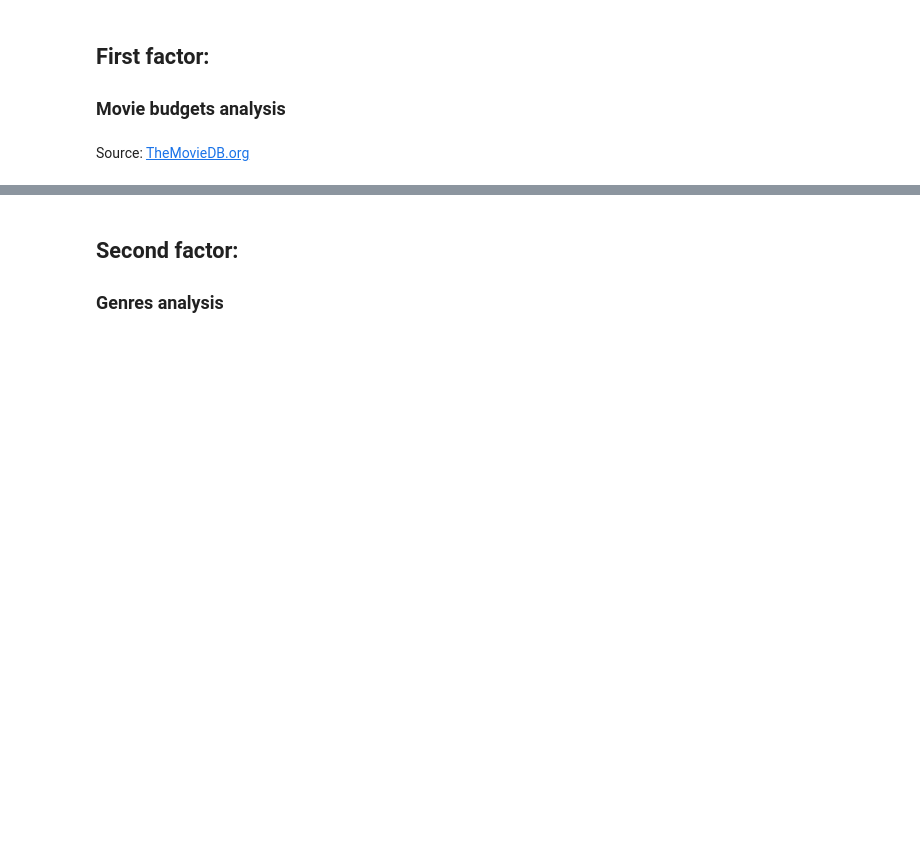
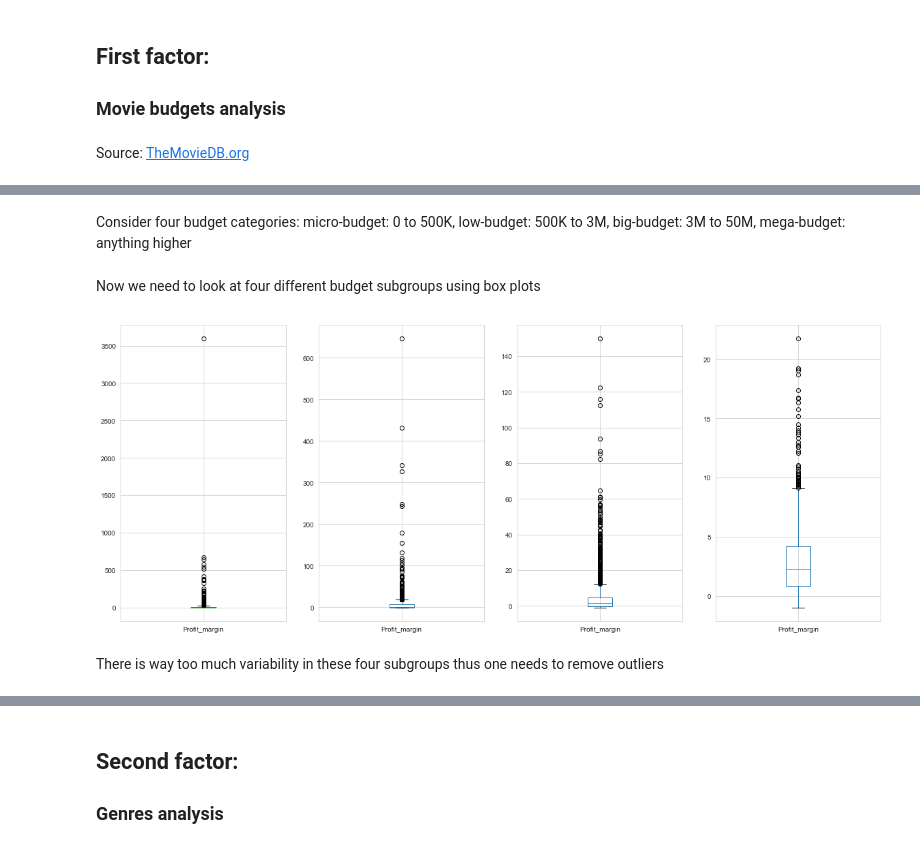
Before and after one commit to nt-ds/movie-industry-consulting-firm, a Jupyter notebook: movie_industry_consulting_firm.ipynb, the cells around one changed output, grey strips where cells are left out. Saved outputs shown, nothing was run; the diff lists cells and outputs as text; code cells hidden in the pictures; blank space fills up the shorter version.

```diff
--- a/movie_industry_consulting_firm.ipynb
+++ b/movie_industry_consulting_firm.ipynb
@@ -31,0 +32,2 @@ Source: [TheMovieDB.org](https://www.the-numbers.com/movie/budgets/all)
+# %%
+movie_budgets = pd.read_csv("data/tn.movie_budgets.csv.gz")
@@ -31,0 +53,55 @@ Source: [TheMovieDB.org](https://www.the-numbers.com/movie/budgets/all)
+# %% [markdown]
+Consider four budget categories:
+micro-budget: 0 to 500K,
+low-budget: 500K to 3M,
+big-budget: 3M to 50M,
+mega-budget: anything higher
+# %%
+#Define a helper function to break down movie production_budgets into budget subgroups
+def get_budget_cat(pb):
+    if pb <= 500000:
+        return 0
+    elif pb <= 3000000:
+        return 1
+    elif pb <= 50000000:
+        return 2
+    else:
+        return 3
+
+#Apply function defined above
+movie_budgets["budget_cat"] = movie_budgets.production_budget.apply(lambda x: get_budget_cat(x))
+
+#Create individual series for respective budget subgroups
+micro_budget = movie_budgets[movie_budgets.budget_cat == 0]
+low_budget = movie_budgets[movie_budgets.budget_cat == 1]
+big_budget = movie_budgets[movie_budgets.budget_cat == 2]
+mega_budget = movie_budgets[movie_budgets.budget_cat == 3]
+# %%
+#Create individual series for respective budget categories
+micro_budget = movie_budgets[movie_budgets.budget_cat == 0]
+low_budget = movie_budgets[movie_budgets.budget_cat == 1]
+big_budget = movie_budgets[movie_budgets.budget_cat == 2]
+mega_budget = movie_budgets[movie_budgets.budget_cat == 3]
+# %% [markdown]
+Now we need to look at four different budget subgroups using box plots
+# %%
+#Create box plots to evaluate central tendency and variations
+fig = plt.figure(figsize=(20,8))
+
+ax1 = fig.add_subplot(141)
+micro_budget["Profit_margin"].plot.box()
+
+ax2 = fig.add_subplot(142)
+low_budget["Profit_margin"].plot.box()
+
+ax3 = fig.add_subplot(143)
+big_budget["Profit_margin"].plot.box()
+
+ax4 = fig.add_subplot(144)
+mega_budget["Profit_margin"].plot.box()
+
+plt.show()
+# %% [output]
+[figure, added]
+# %% [markdown]
+There is way too much variability in these four subgroups thus one needs to remove outliers
```
Also changed, not shown: parts of 15 cells of this notebook, 5 other files.
